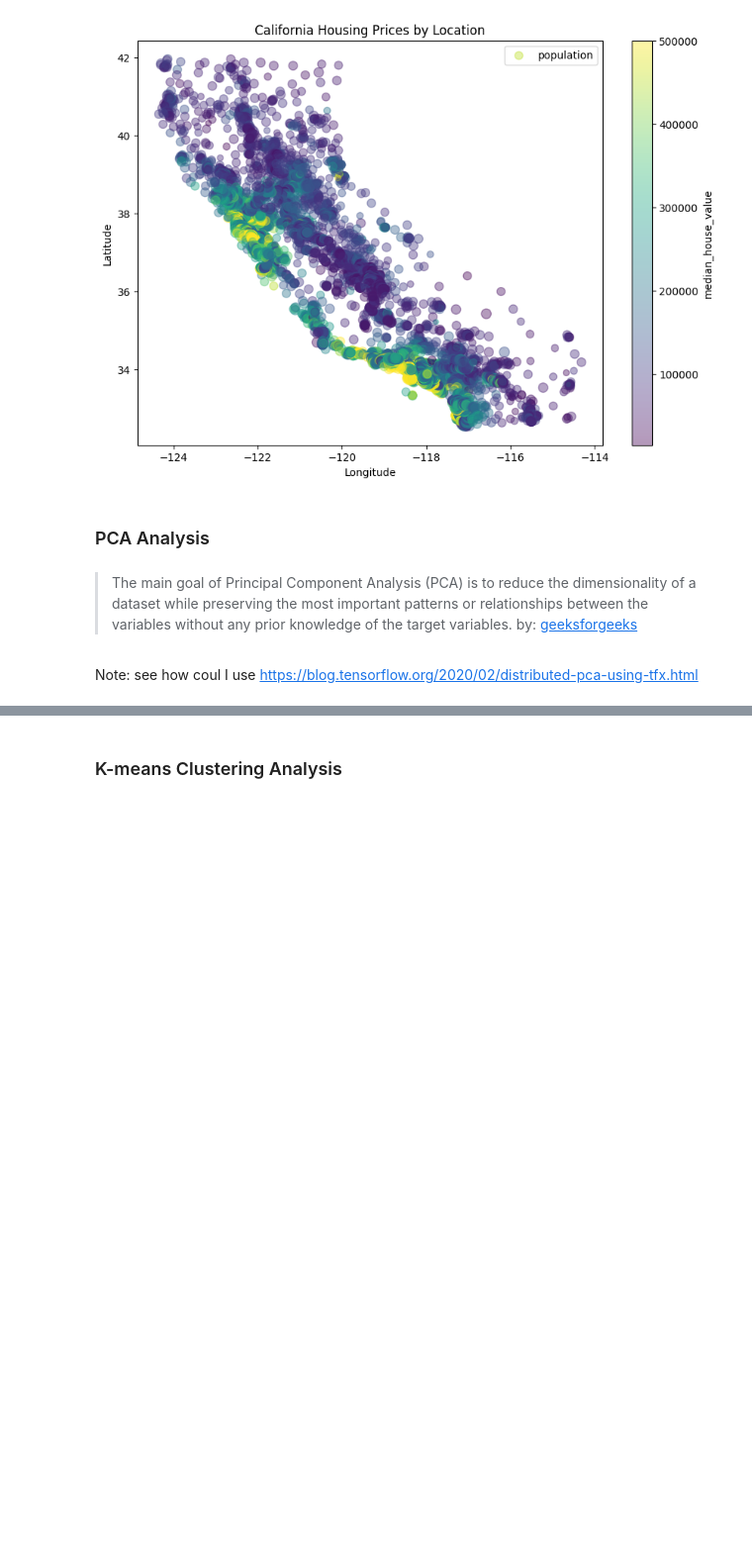
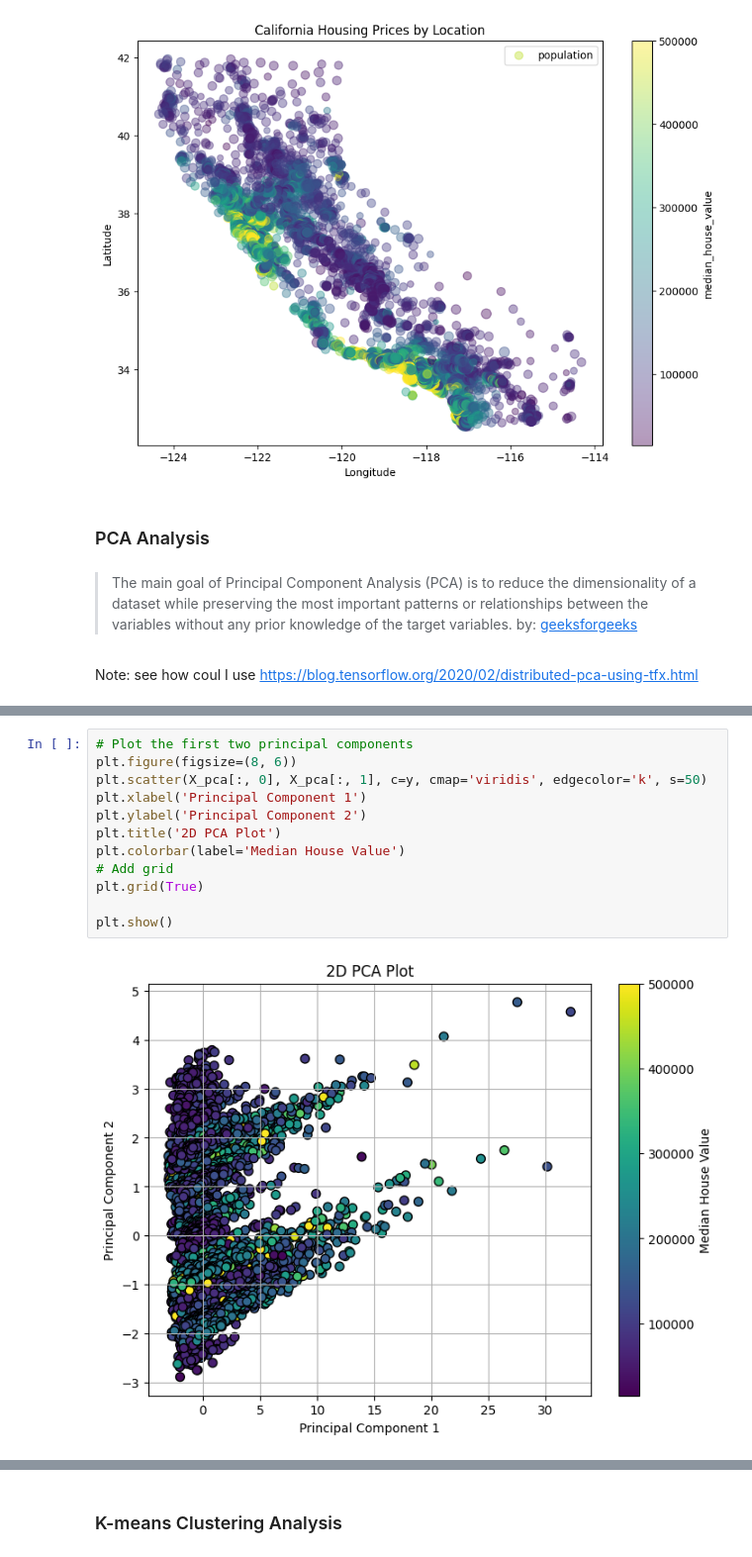
Before and after one commit to Python-Neiva/CNN-housing-ca-olive-oil, a Jupyter notebook: Neural_Networks_assignment_2.ipynb, the cells around one changed output, grey strips where cells are left out. Shown at 99% size. Saved outputs shown, nothing was run; the diff lists cells and outputs as text; blank space fills up the shorter version.

```diff
--- a/Neural_Networks_assignment_2.ipynb
+++ b/Neural_Networks_assignment_2.ipynb
@@ -192,0 +236,14 @@ PC8: 0.0024
+# %%
+# Plot the first two principal components
+plt.figure(figsize=(8, 6))
+plt.scatter(X_pca[:, 0], X_pca[:, 1], c=y, cmap='viridis', edgecolor='k', s=50)
+plt.xlabel('Principal Component 1')
+plt.ylabel('Principal Component 2')
+plt.title('2D PCA Plot')
+plt.colorbar(label='Median House Value')
+# Add grid
+plt.grid(True)
+
+plt.show()
+# %% [output]
+[figure, added]
```
Also changed, not shown: parts of 14 cells of this notebook.
